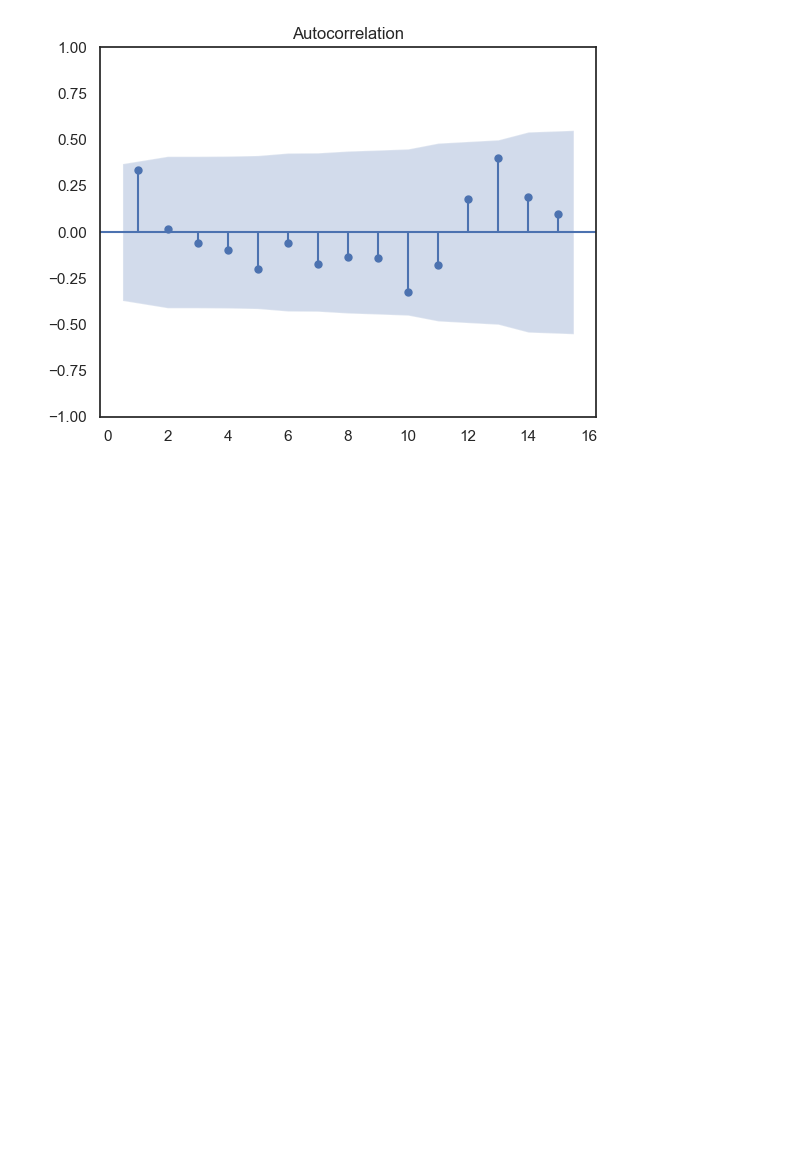
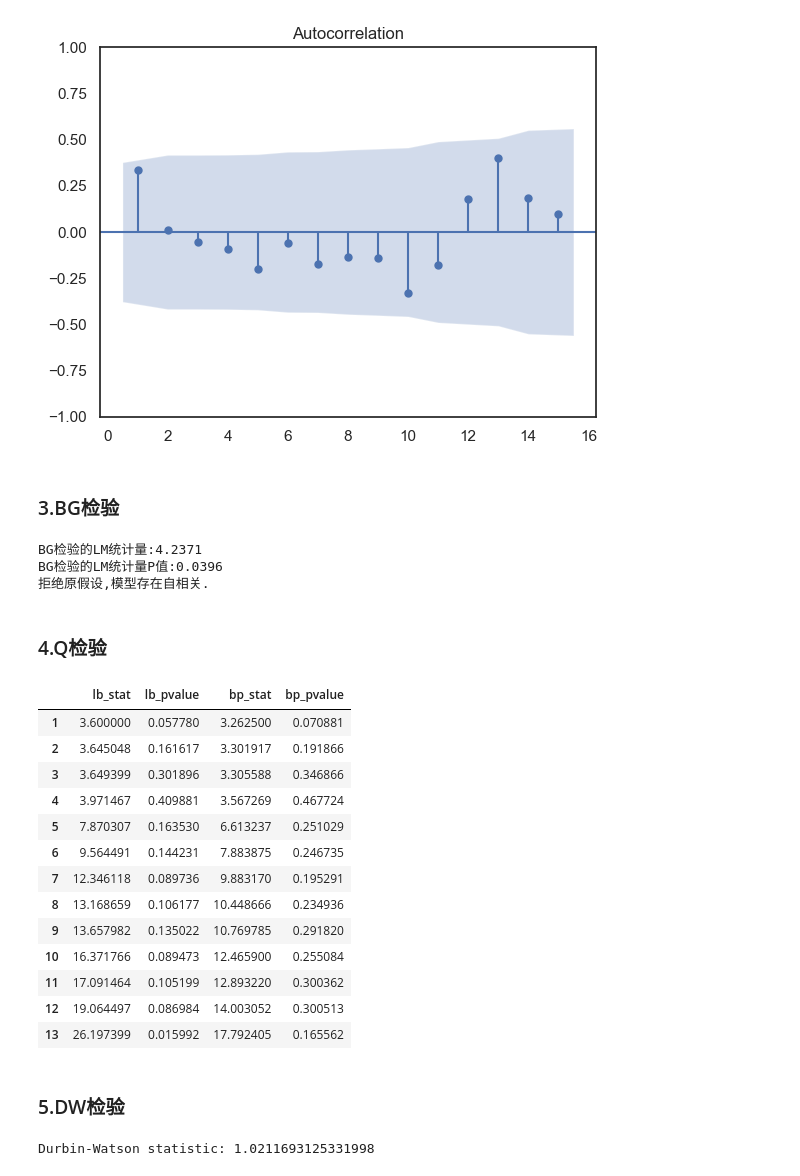
Before and after one commit to watalo/eco-stats, a Jupyter notebook: Econometrics_cq/1_Code/Chapter_08.ipynb, the cells around one changed output. Drawn from its saved outputs; the diff is of its cells as text; code cells hidden in the pictures; blank space fills up the shorter version.

```diff
--- a/Econometrics_cq/1_Code/Chapter_08.ipynb
+++ b/Econometrics_cq/1_Code/Chapter_08.ipynb
@@ -169,3 +149,62 @@ sm.graphics.tsa.plot_acf(y, ax=plt.gca(),zero=False,lags=15)
 plt.show()
 # %% [output]
 [figure]
+# %% [markdown]
+### 3.BG检验
+# %%
+from statsmodels.stats.diagnostic import acorr_breusch_godfrey
+
+lag = 1  # 假设我们检验1阶自相关
+bg_result = acorr_breusch_godfrey(results, nlags=1)
+print("BG检验的LM统计量:{:.4f}".format(bg_result[0]))
+print("BG检验的LM统计量P值:{:.4f}".format(bg_result[1]))
+if bg_result[1]<0.05:
+    print("拒绝原假设,模型存在自相关.")
+else:
+    print("接受原假设，模型不存在自相关.")
+
+# print("BG检验的F统计量为:{:.4f}".format(bg_result[2]))
+# print("BG检验的F统计量P值:{:.4f}".format(bg_result[3]))
+# if bg_result[3]<0.05:
+#     print("拒绝原假设,模型存在自相关")
+# else:
+#     print("接受原假设，模型不存在自相关")
+# %% [output]
+BG检验的LM统计量:4.2371
+BG检验的LM统计量P值:0.0396
+拒绝原假设,模型存在自相关.
+# %% [markdown]
+### 4.Q检验
+# %%
+from statsmodels.stats.diagnostic import acorr_ljungbox
+
+bp_result = acorr_ljungbox(results.resid,
+                           lags=[i for i in range(1, 14)],
+                           boxpierce=True,
+                           return_df=True,
+                           # auto_lag=True
+                           )
+bp_result
+# %% [output]
+|  | lb_stat | lb_pvalue | bp_stat | bp_pvalue |
+| 1 | 3.600000 | 0.057780 | 3.262500 | 0.070881 |
+| 2 | 3.645048 | 0.161617 | 3.301917 | 0.191866 |
+| 3 | 3.649399 | 0.301896 | 3.305588 | 0.346866 |
+| 4 | 3.971467 | 0.409881 | 3.567269 | 0.467724 |
+| 5 | 7.870307 | 0.163530 | 6.613237 | 0.251029 |
+| 6 | 9.564491 | 0.144231 | 7.883875 | 0.246735 |
+| 7 | 12.346118 | 0.089736 | 9.883170 | 0.195291 |
+| 8 | 13.168659 | 0.106177 | 10.448666 | 0.234936 |
+| 9 | 13.657982 | 0.135022 | 10.769785 | 0.291820 |
+| 10 | 16.371766 | 0.089473 | 12.465900 | 0.255084 |
+| 11 | 17.091464 | 0.105199 | 12.893220 | 0.300362 |
+| 12 | 19.064497 | 0.086984 | 14.003052 | 0.300513 |
+| 13 | 26.197399 | 0.015992 | 17.792405 | 0.165562 |
+# %% [markdown]
+### 5.DW检验
+# %%
+# 调用
+dw = sm.stats.durbin_watson(results.resid)
+print("Durbin-Watson statistic:", dw)
+# %% [output]
+Durbin-Watson statistic: 1.0211693125331998
```
Also changed, not shown: parts of 14 cells of this notebook, 5 other files.
